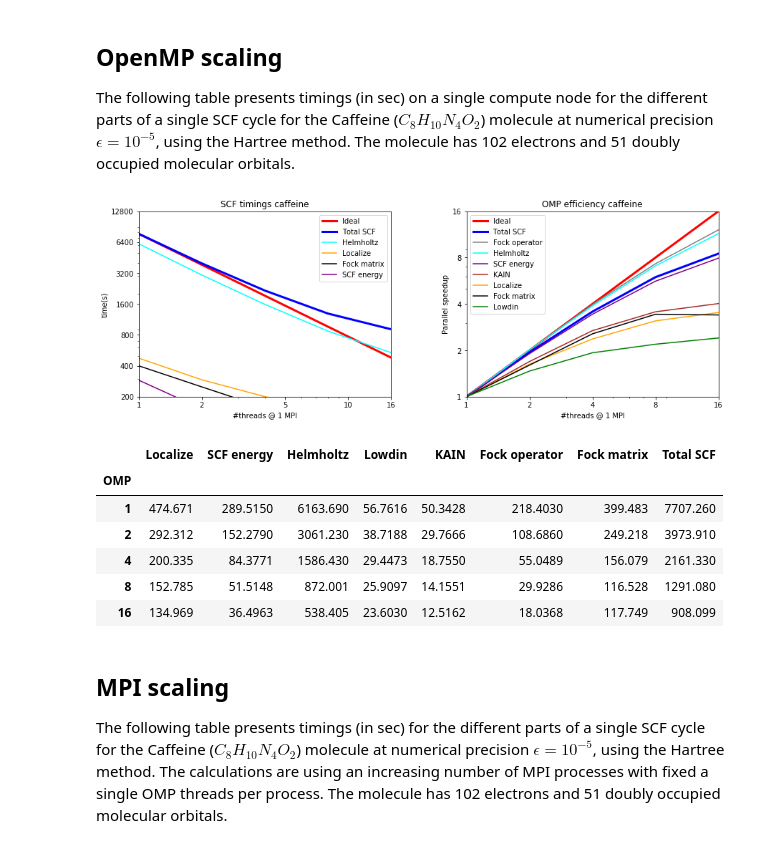
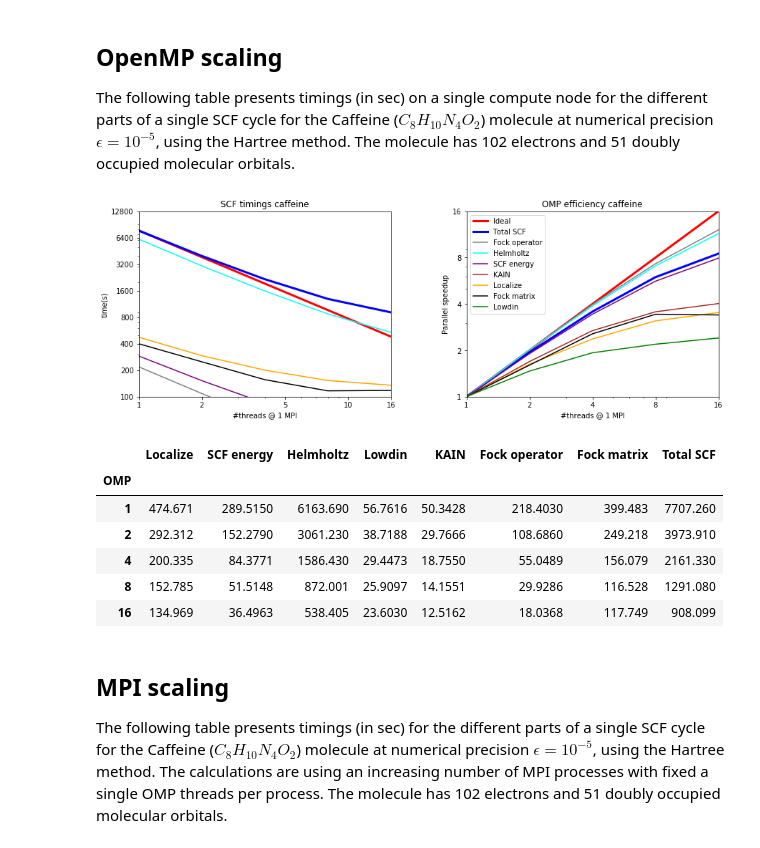
Before and after one commit to MRChemSoft/mrchem-benchmark, a Jupyter notebook: caffeine.ipynb, the cells around one changed output. Drawn from its saved outputs; the diff is of its cells as text; code cells hidden in the pictures.

```diff
--- a/caffeine.ipynb
+++ b/caffeine.ipynb
@@ -62,50 +61,52 @@ The following table presents timings (in sec) on a single compute node for the d
 mpi=1
 mol='caffeine'
 omp_frame = pd.read_csv("caffeine-Hartree/scf.csv", index_col=[0,1,2])
 omp_series = omp_frame.loc[mol,mpi]
 
 plt.subplot(121)
 plt.title('SCF timings ' + mol)
 plt.plot(omp_series.index, mpi*omp_series['Total SCF'][mpi]/omp_series.index, c='red', lw=3, label='Ideal')
-plt.plot(omp_series['Total SCF'], c='blue', lw=3, label='Total SCF')
-plt.plot(omp_series['Helmholtz'], c='cyan', label='Helmholtz')
-plt.plot(omp_series['Localize'], c='orange', label='Localize')
-plt.plot(omp_series['Fock matrix'], c='black', label='Fock matrix')
-plt.plot(omp_series['SCF energy'], c='purple', label='SCF energy')
-plt.legend(loc='upper right')
+plt.plot(omp_series['Total SCF'], lw=3, c='blue')
+plt.plot(omp_series['Fock operator'], c='gray')
+plt.plot(omp_series['Helmholtz'], c='cyan')
+plt.plot(omp_series['SCF energy'], c='purple')
+plt.plot(omp_series['KAIN'], c='brown')
+plt.plot(omp_series['Localize'], c='orange')
+plt.plot(omp_series['Fock matrix'], c='black')
+plt.plot(omp_series['Lowdin'], c='green')
 plt.yscale('log')
 plt.xscale('log')
-plt.axis([1, 16, 200, 12800])
-plt.yticks([200, 400, 800, 1600, 3200, 6400, 12800], [200, 400, 800, 1600, 3200, 6400, 12800])
+plt.axis([1, 16, 100, 12800])
+plt.yticks([100, 200, 400, 800, 1600, 3200, 6400, 12800], [100, 200, 400, 800, 1600, 3200, 6400, 12800])
 plt.xticks([1, 2, 5, 10, 16], [1, 2, 5, 10, 16])
 plt.ylabel('time(s)')
 plt.xlabel('#threads' + ' @ ' + str(mpi) + ' MPI')
 
 plt.subplot(122)
 plt.title('OMP efficiency ' + mol)
 plt.plot(omp_series.index, omp_series.index, c='red', lw=3, label='Ideal')
-plt.plot(mpi*omp_series['Total SCF'][mpi]/omp_series['Total SCF'], c='blue', lw=3, label='Total SCF')
-plt.plot(mpi*omp_series['Fock operator'][mpi]/omp_series['Fock operator'], c='gray', label='Fock operator')
-plt.plot(mpi*omp_series['Helmholtz'][mpi]/omp_series['Helmholtz'], c='cyan', label='Helmholtz')
-plt.plot(mpi*omp_series['SCF energy'][mpi]/omp_series['SCF energy'], c='purple', label='SCF energy')
-plt.plot(mpi*omp_series['KAIN'][mpi]/omp_series['KAIN'], c='brown', label='KAIN')
-plt.plot(mpi*omp_series['Localize'][mpi]/omp_series['Localize'], c='orange', label='Localize')
-plt.plot(mpi*omp_series['Fock matrix'][mpi]/omp_series['Fock matrix'], c='black', label='Fock matrix')
-plt.plot(mpi*omp_series['Lowdin'][mpi]/omp_series['Lowdin'], c='green', label='Lowdin')
+plt.plot(mpi*omp_series['Total SCF'][mpi]/omp_series['Total SCF'], c='blue', lw=3)
+plt.plot(mpi*omp_series['Fock operator'][mpi]/omp_series['Fock operator'], c='gray')
+plt.plot(mpi*omp_series['Helmholtz'][mpi]/omp_series['Helmholtz'], c='cyan')
+plt.plot(mpi*omp_series['SCF energy'][mpi]/omp_series['SCF energy'], c='purple')
+plt.plot(mpi*omp_series['KAIN'][mpi]/omp_series['KAIN'], c='brown')
+plt.plot(mpi*omp_series['Localize'][mpi]/omp_series['Localize'], c='orange')
+plt.plot(mpi*omp_series['Fock matrix'][mpi]/omp_series['Fock matrix'], c='black')
+plt.plot(mpi*omp_series['Lowdin'][mpi]/omp_series['Lowdin'], c='green')
 plt.legend(loc='upper left')
 plt.yscale('log')
 plt.xscale('log')
 plt.axis([1, 16, 1, 16])
 plt.yticks([1, 2, 4, 8, 16], [1, 2, 4, 8, 16])
 plt.xticks([1, 2, 4, 8, 16], [1, 2, 4, 8, 16])
 plt.ylabel('Parallel speedup')
 plt.xlabel('#threads' + ' @ ' + str(mpi) + ' MPI')
 
 plt.subplots_adjust(top=1.0, bottom=0.1, right=2, wspace=.30)
 plt.show()
 omp_frame.loc[mol,mpi,:]
 # %% [output]
-[figure, old version]
+[figure, new version]
 |  | Localize | SCF energy | Helmholtz | Lowdin | KAIN | Fock operator | Fock matrix | Total SCF |
 | OMP |  |  |  |  |  |  |  |  |
 | 1 | 474.671 | 289.5150 | 6163.690 | 56.7616 | 50.3428 | 218.4030 | 399.483 | 7707.260 |
```
Also changed, not shown: parts of 3 cells of this notebook.
